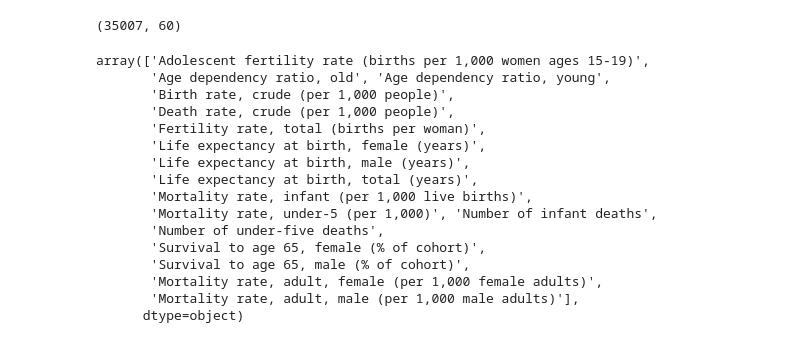
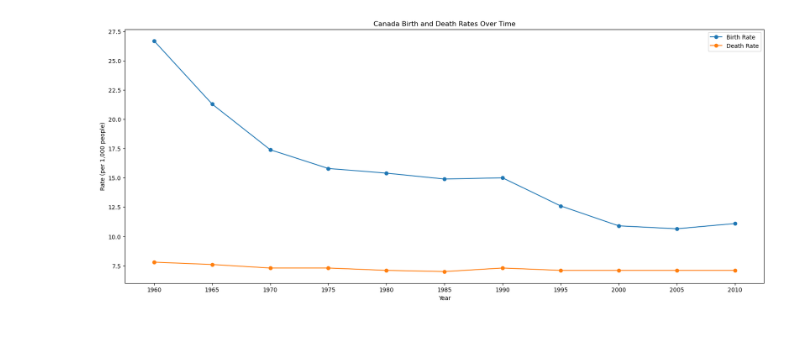
Before and after one commit to TolsonA/Group_3, a Jupyter notebook: src/health_data_analysis.ipynb, the cells around one changed output. Cells and saved outputs as stored; diff of their text form; code cells hidden in the pictures.

Commit message:
Improved CAN birth/death rate lineplot

```diff
--- a/src/health_data_analysis.ipynb
+++ b/src/health_data_analysis.ipynb
@@ -1,7 +1,8 @@
 # %%
 import pandas as pd
-df = pd.read_csv('../data/data.csv')
-df.dropna(axis = 1, how = 'all', inplace = True);
+import matplotlib.pyplot as plt
+import seaborn as sns
+df = pd.read_csv('../data/countries_non_pop.csv');
 # %%
 years = ['1960', '1961', '1962', '1963', '1964', '1965', '1966', '1967', '1968',
        '1969', '1970', '1971', '1972', '1973', '1974', '1975', '1976', '1977',
@@ -10,12 +11,6 @@ years = ['1960', '1961', '1962', '1963', '1964', '1965', '1966', '1967', '1968',
        '1996', '1997', '1998', '1999', '2000', '2001', '2002', '2003', '2004',
        '2005', '2006', '2007', '2008', '2009', '2010', '2011', '2012', '2013',
        '2014', '2015']
-# %%
-# Drop all rows where all 55 year columns are null
-df = df.dropna(axis=0, thresh=55, subset=years)
-df.shape
-# %% [output]
-(35007, 60)
 # %%
 df_france = df[df['Country Name'].str.contains('France')]
 df_japan = df[df['Country Name'].str.contains("Japan")]
@@ -26,21 +19,21 @@ df_countries = pd.concat([df_canada, df_cyprus, df_france, df_japan])
-# %%
-filter_list = ['population']
-non_pop_df = df_countries[~df_countries['Indicator Name'].str.lower().str.contains('|'.join(filter_list))]
-non_pop_df['Indicator Name'].unique()
-# %% [output]
-array(['Adolescent fertility rate (births per 1,000 women ages 15-19)',
-       'Age dependency ratio, old', 'Age dependency ratio, young',
-       'Birth rate, crude (per 1,000 people)',
-       'Death rate, crude (per 1,000 people)',
-       'Fertility rate, total (births per woman)',
-       'Life expectancy at birth, female (years)',
-       'Life expectancy at birth, male (years)',
-       'Life expectancy at birth, total (years)',
-       'Mortality rate, infant (per 1,000 live births)',
-       'Mortality rate, under-5 (per 1,000)', 'Number of infant deaths',
-       'Number of under-five deaths',
-       'Survival to age 65, female (% of cohort)',
-       'Survival to age 65, male (% of cohort)',
-       'Mortality rate, adult, female (per 1,000 female adults)',
-       'Mortality rate, adult, male (per 1,000 male adults)'],
-      dtype=object)
+# %%
+birth_rate = df_canada[df_canada['Indicator Name'] == 'Birth rate, crude (per 1,000 people)'].iloc[:, 5:].T
+death_rate = df_canada[df_canada['Indicator Name'] == 'Death rate, crude (per 1,000 people)'].iloc[:, 5:].T
+birth_rate.columns = ['Birth Rate']
+death_rate.columns = ['Death Rate']
+birth_rate.index.name = 'Year'
+death_rate.index.name = 'Year'
+combined_data = birth_rate.join(death_rate)
+combined_data.index = combined_data.index
+filtered_data = combined_data[combined_data.index.astype(int) % 5 == 0]
+# %%
+plt.figure(figsize=(20, 8))
+plt.plot(filtered_data['Birth Rate'], marker='o', label='Birth Rate')
+plt.plot(filtered_data['Death Rate'], marker='o', label='Death Rate')
+plt.title('Canada Birth and Death Rates Over Time')
+plt.xlabel('Year')
+plt.ylabel('Rate (per 1,000 people)')
+plt.legend()
+plt.show()
+# %% [output]
+[figure, added]
```
Also changed, not shown: parts of 1 cell of this notebook, 1 other file.
